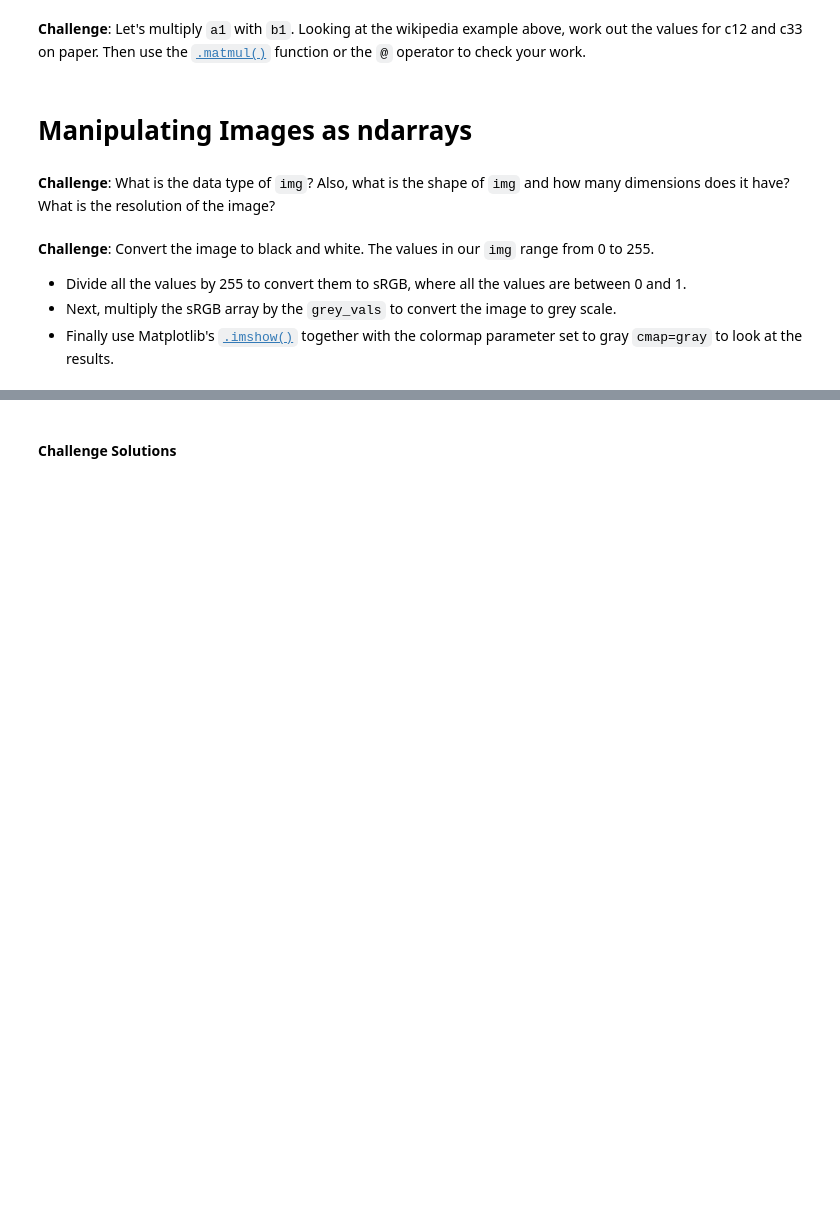
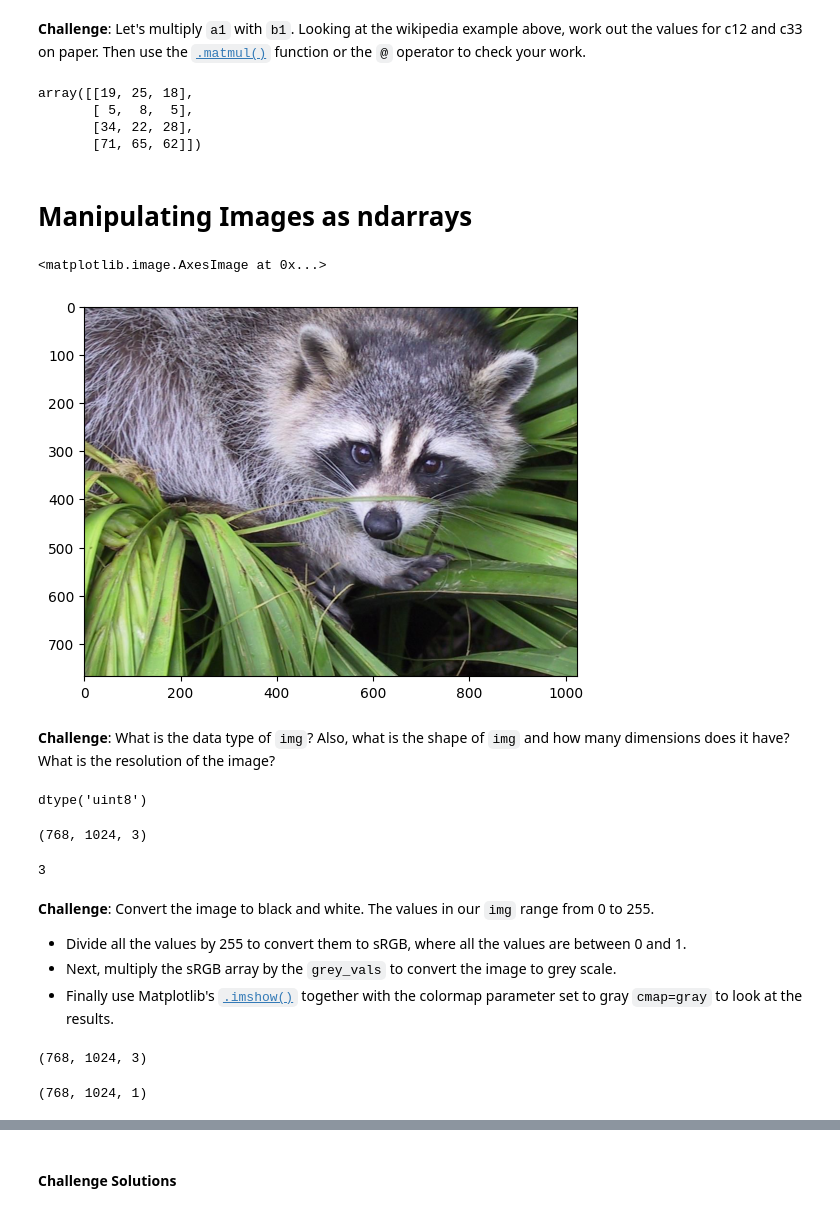
Before and after one commit to 22skowron/Data-manipulation-practice, a Jupyter notebook: Computation_with_NumPy_and_N_Dimensional_Arrays_(start).ipynb, the cells around one changed output, grey strips where cells are left out. Cells and saved outputs as stored; diff of their text form; code cells hidden in the pictures; blank space fills up the shorter version.

```diff
--- a/Computation_with_NumPy_and_N_Dimensional_Arrays_(start).ipynb
+++ b/Computation_with_NumPy_and_N_Dimensional_Arrays_(start).ipynb
@@ -239,10 +242,36 @@ print('Dimensions of result: (4x2)*(2x3)=(4x3)')
 Dimensions of result: (4x2)*(2x3)=(4x3)
 # %% [markdown]
 **Challenge**: Let's multiply `a1` with `b1`. Looking at the wikipedia example above, work out the values for c12 and c33 on paper. Then use the [`.matmul()`](https://numpy.org/doc/stable/reference/generated/numpy.matmul.html) function or the `@` operator to check your work.
+# %%
+a1 @ b1
+# %% [output]
+array([[19, 25, 18],
+       [ 5,  8,  5],
+       [34, 22, 28],
+       [71, 65, 62]])
 # %% [markdown]
 # Manipulating Images as ndarrays
+# %%
+img = misc.face()
+# %%
+plt.imshow(img)
+# %% [output]
+<matplotlib.image.AxesImage at 0x...>
+[figure, added]
 # %% [markdown]
 **Challenge**: What is the data type of `img`? Also, what is the shape of `img` and how many dimensions does it have? What is the resolution of the image?
+# %%
+img.dtype
+# %% [output]
+dtype('uint8')
+# %%
+img.shape
+# %% [output]
+(768, 1024, 3)
+# %%
+img.ndim
+# %% [output]
+3
 # %% [markdown]
 **Challenge**: Convert the image to black and white. The values in our `img` range from 0 to 255.
 * Divide all the values by 255 to convert them to sRGB, where all the values are between 0 and 1.
@@ -252,0 +282,10 @@ grey_vals = np.array([0.2126, 0.7152, 0.0722])
+# %%
+img = img / 255
+img.shape
+# %% [output]
+(768, 1024, 3)
+# %%
+img = img @ grey_vals
+img.shape
+# %% [output]
+(768, 1024, 1)
```
Also changed, not shown: parts of 12 cells of this notebook.
